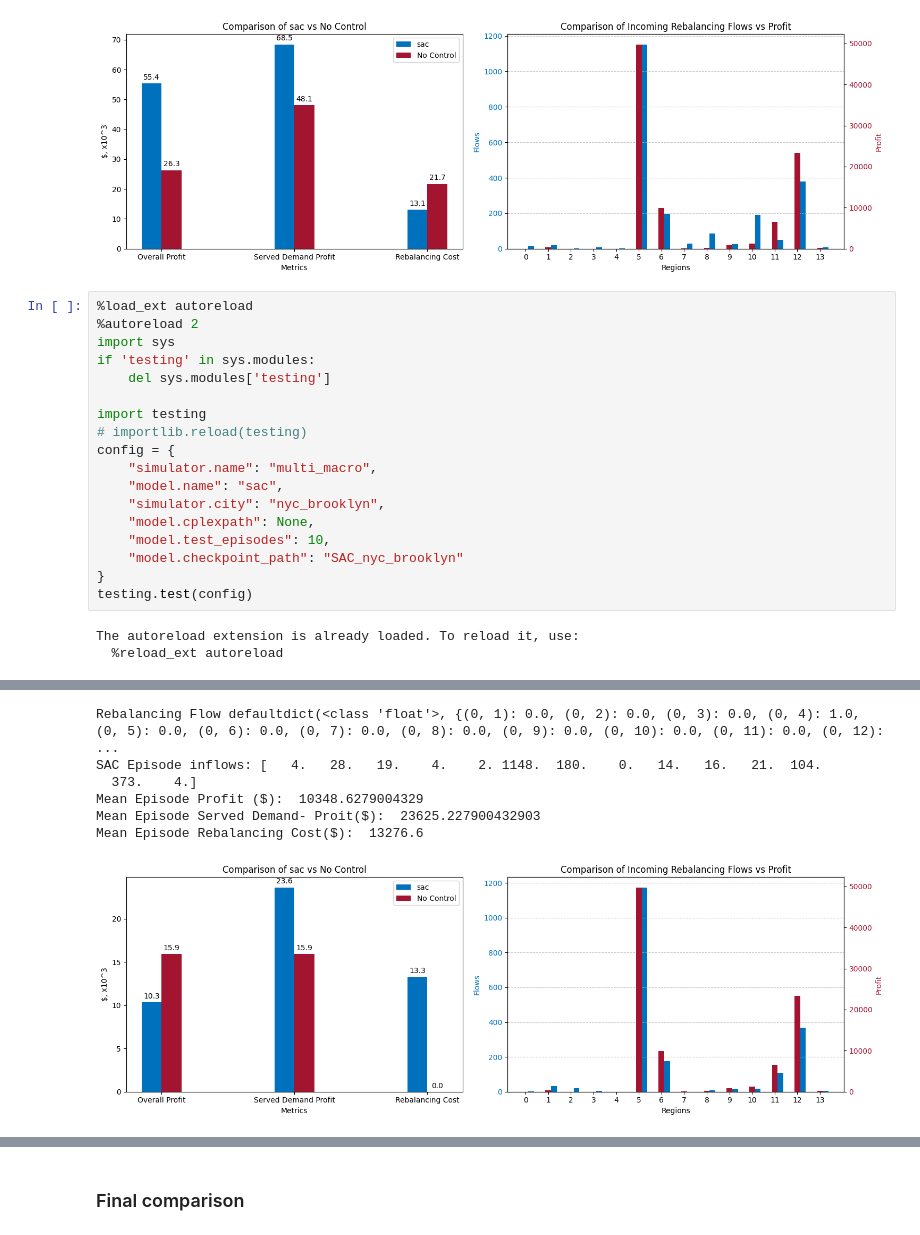
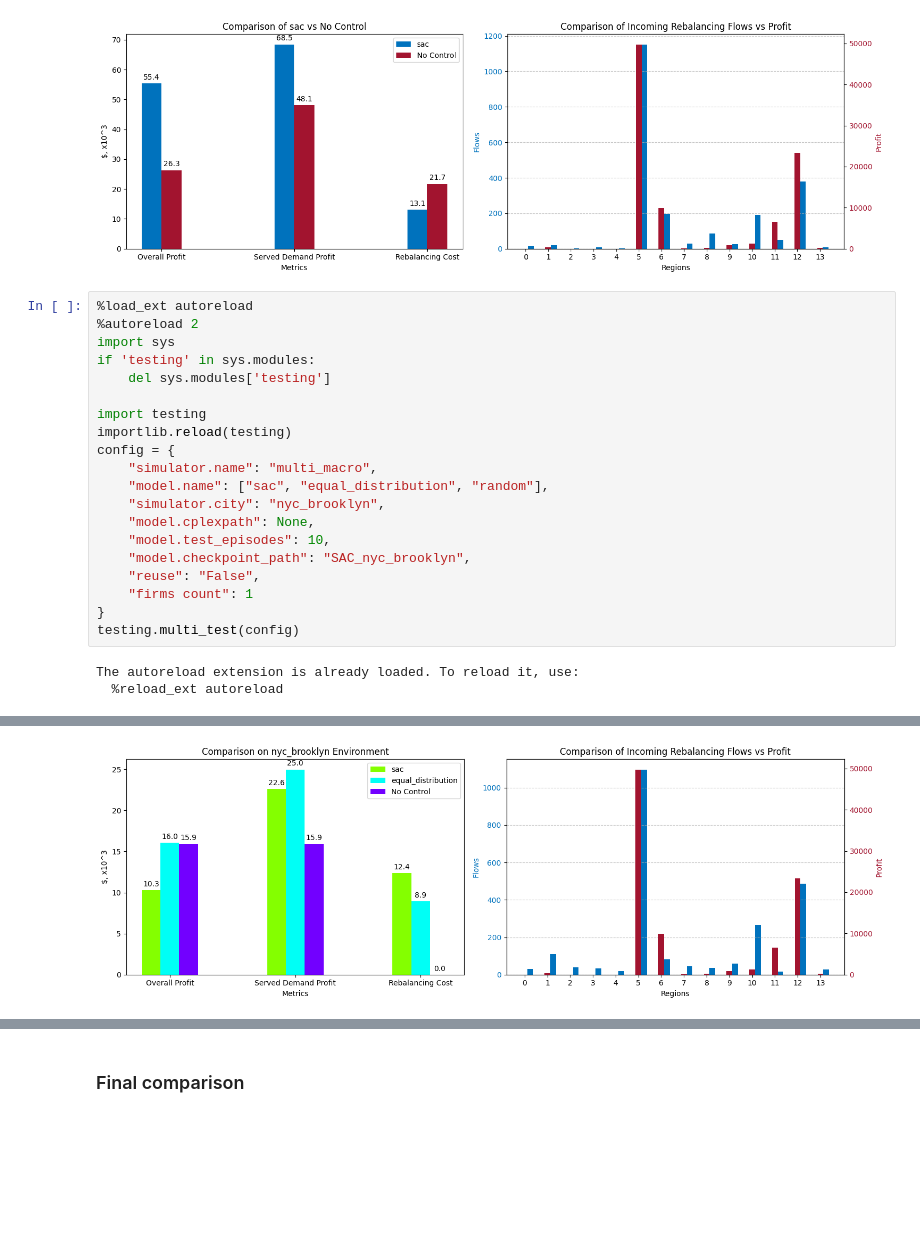
Before and after one commit to sastry-group/Dynamic-Routing-with-Competition, a Jupyter notebook: tutorial.ipynb, the cells around one changed output, grey strips where cells are left out. Saved outputs shown, nothing was run; the diff lists cells and outputs as text; blank space fills up the shorter version.

Commit message:
Correcting firms to base decisions on total demand and their vehicle positions. Also created consolidated comparison graph

```diff
--- a/tutorial.ipynb
+++ b/tutorial.ipynb
@@ -191,16 +193,18 @@ if 'testing' in sys.modules:
     del sys.modules['testing']
 
 import testing
-# importlib.reload(testing)
+importlib.reload(testing)
 config = {
     "simulator.name": "multi_macro",
-    "model.name": "sac",
+    "model.name": ["sac", "equal_distribution", "random"],
     "simulator.city": "nyc_brooklyn",
     "model.cplexpath": None,
     "model.test_episodes": 10,
-    "model.checkpoint_path": "SAC_nyc_brooklyn"
+    "model.checkpoint_path": "SAC_nyc_brooklyn",
+    "reuse": "False",
+    "firms count": 1
 }
-testing.test(config)
+testing.multi_test(config)
 # %% [output]
 The autoreload extension is already loaded. To reload it, use:
   %reload_ext autoreload
@@ -393,8 +219,2 @@ Rebalancing Flow defaultdict(<class 'float'>, {(0, 1): 0.0, (0, 2): 0.0, (0, 3):
-Rebalancing Flow defaultdict(<class 'float'>, {(0, 1): 0.0, (0, 2): 0.0, (0, 3): 0.0, (0, 4): 1.0, (0, 5): 0.0, (0, 6): 0.0, (0, 7): 0.0, (0, 8): 0.0, (0, 9): 0.0, (0, 10): 0.0, (0, 11): 0.0, (0, 12): ...
-SAC Episode inflows: [   4.   28.   19.    4.    2. 1148.  180.    0.   14.   16.   21.  104.
-  373.    4.]
-Mean Episode Profit ($):  10348.6279004329
-Mean Episode Served Demand- Proit($):  23625.227900432903
-Mean Episode Rebalancing Cost($):  13276.6
-[figure, old version]
+[figure, new version]
 # %%
```
Also changed, not shown: parts of 4 cells of this notebook, 4 other files.
